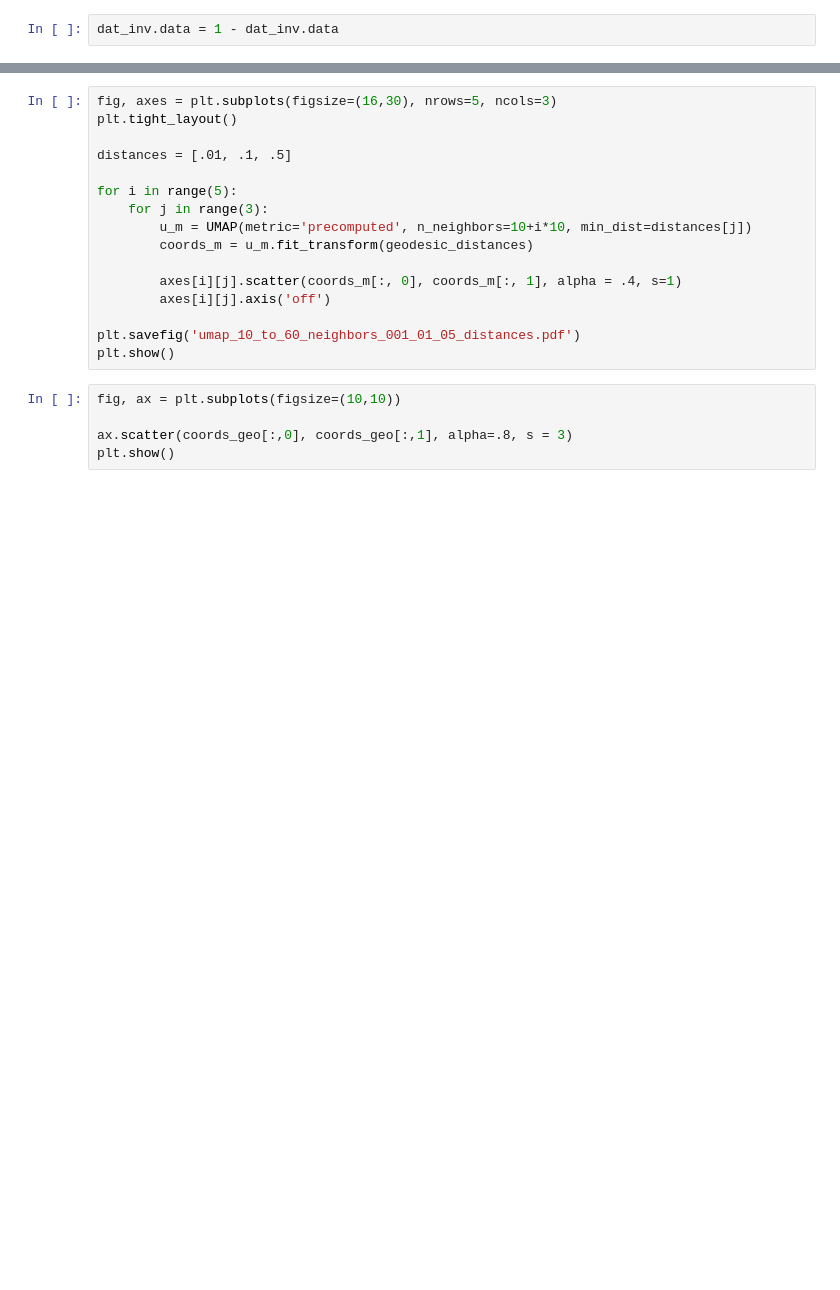
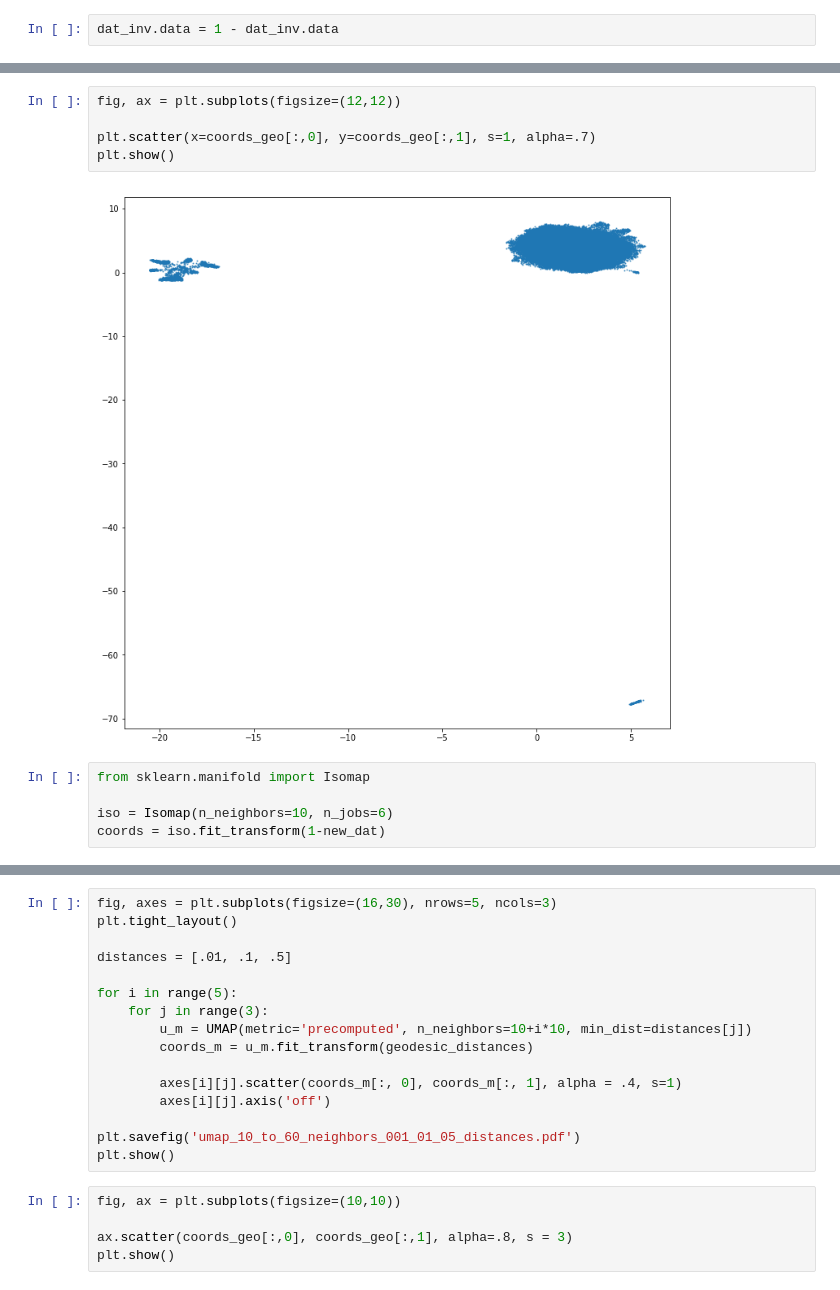
Before and after one commit to gomezlab/segnet, a Jupyter notebook: affinity_src/00_affinity.ipynb, the cells around one changed output, grey strips where cells are left out. Saved outputs shown, nothing was run; the diff lists cells and outputs as text; blank space fills up the shorter version.

```diff
--- a/affinity_src/00_affinity.ipynb
+++ b/affinity_src/00_affinity.ipynb
@@ -92 +89,13 @@ u_geo = UMAP(metric='precomputed', n_neighbors=30)
 coords_geo = u_geo.fit_transform(geodesic_distances)
+# %%
+fig, ax = plt.subplots(figsize=(12,12))
+
+plt.scatter(x=coords_geo[:,0], y=coords_geo[:,1], s=1, alpha=.7)
+plt.show()
+# %% [output]
+[figure, added]
+# %%
+from sklearn.manifold import Isomap
+
+iso = Isomap(n_neighbors=10, n_jobs=6)
+coords = iso.fit_transform(1-new_dat)
```
Also changed, not shown: parts of 37 cells of this notebook.
